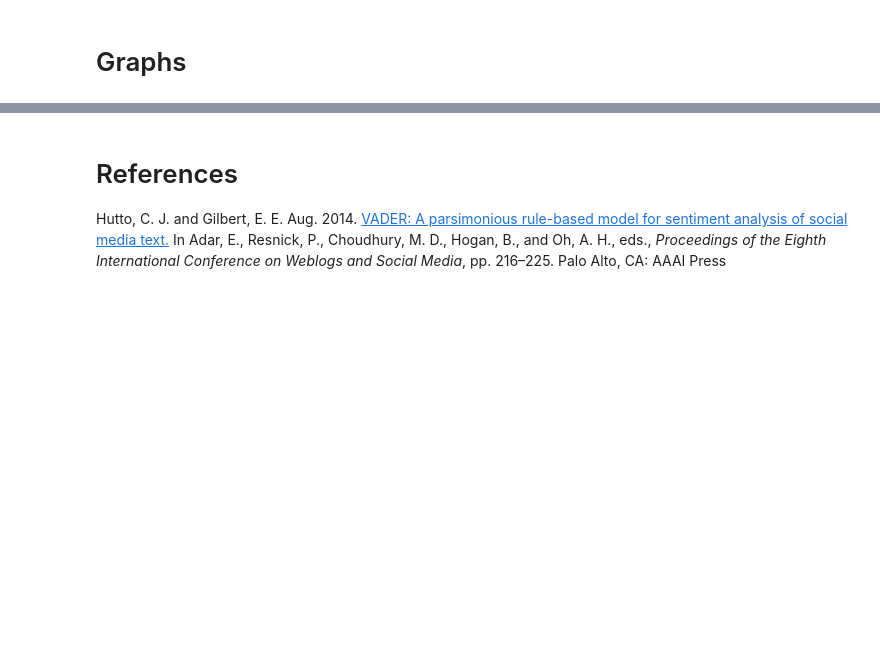
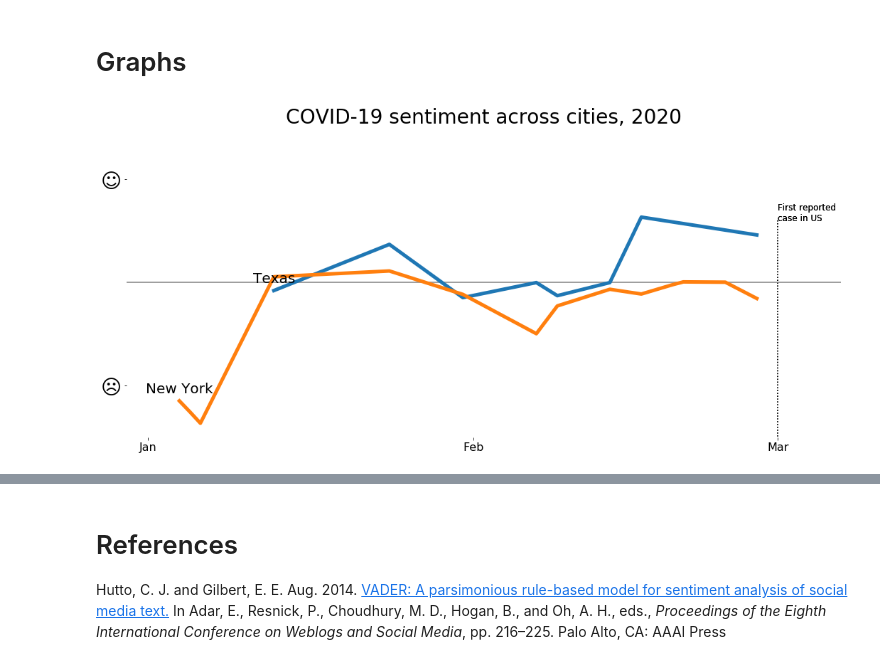
Before and after one commit to jgodin21/project_5, a Jupyter notebook: code/SentimentAnalyzer.ipynb, the cells around one changed output, grey strips where cells are left out. Cells and saved outputs as stored; diff of their text form; code cells hidden in the pictures; blank space fills up the shorter version.

Commit message:
Separate keyword & overall graphs

```diff
--- a/code/SentimentAnalyzer.ipynb
+++ b/code/SentimentAnalyzer.ipynb
@@ -95 +121,35 @@ def plt_setup(ax, title, xlabel, ylabel):
+# %%
+# Configure plots
+fig, ax = plt.subplots(figsize=(18, 8))
+plt_setup(ax,
+     "COVID-19 sentiment across cities, 2020",
+     "",
+     ""
+     )
+
+for city in cities:
+
+    # Gather data
+    subset = covid[covid["city"] == city]
+    subset_mean = subset.groupby(subset["time"].dt.date).mean()
+
+    # Draw line plot
+    ax.plot(
+        subset_mean.index,
+        subset_mean["compound"] * 100,
+        linewidth = 5,
+        label = city,
+        color = colors[city]
+    );
+    ax.text(
+        x = subset_mean.index[0],
+        y = subset_mean["compound"][0] * 100 + 5,
+        s = city,
+        fontsize = 20,
+        horizontalalignment = "center"
+    )
+
+    plt_add_events(ax, events)
+# %% [output]
+[figure, added]
 # %%
```
Also changed, not shown: parts of 4 cells of this notebook.
